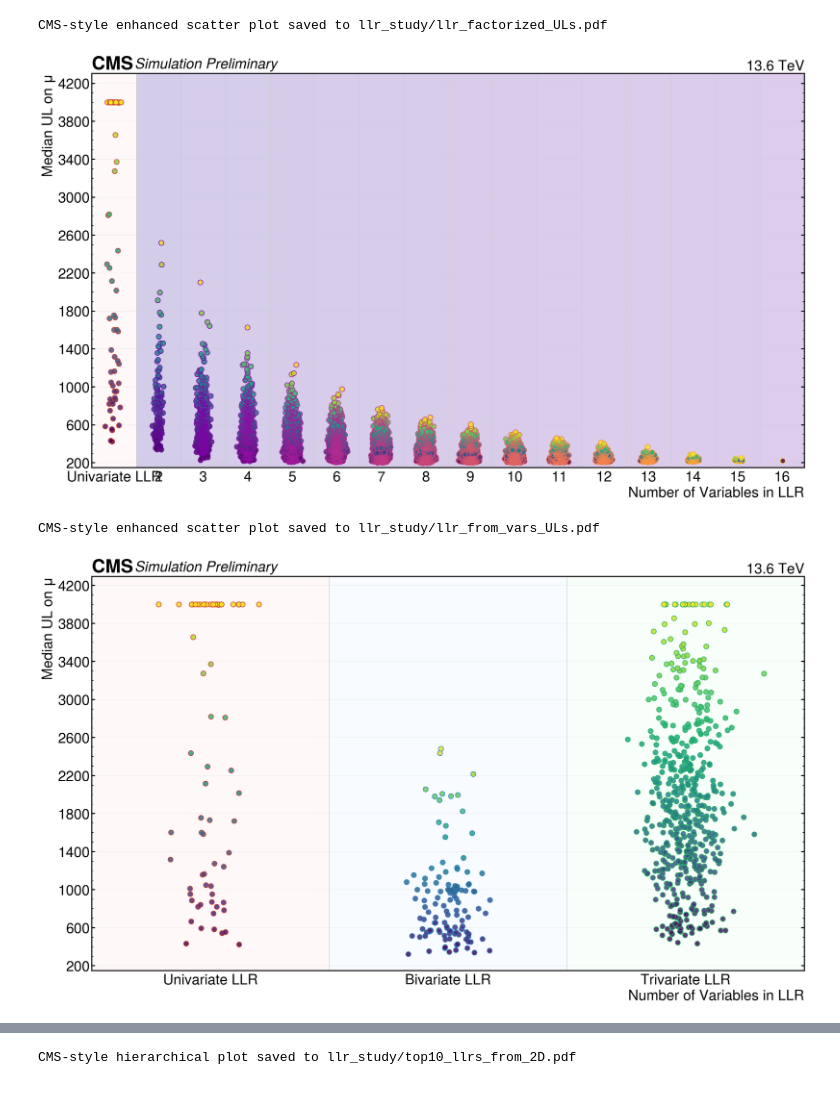
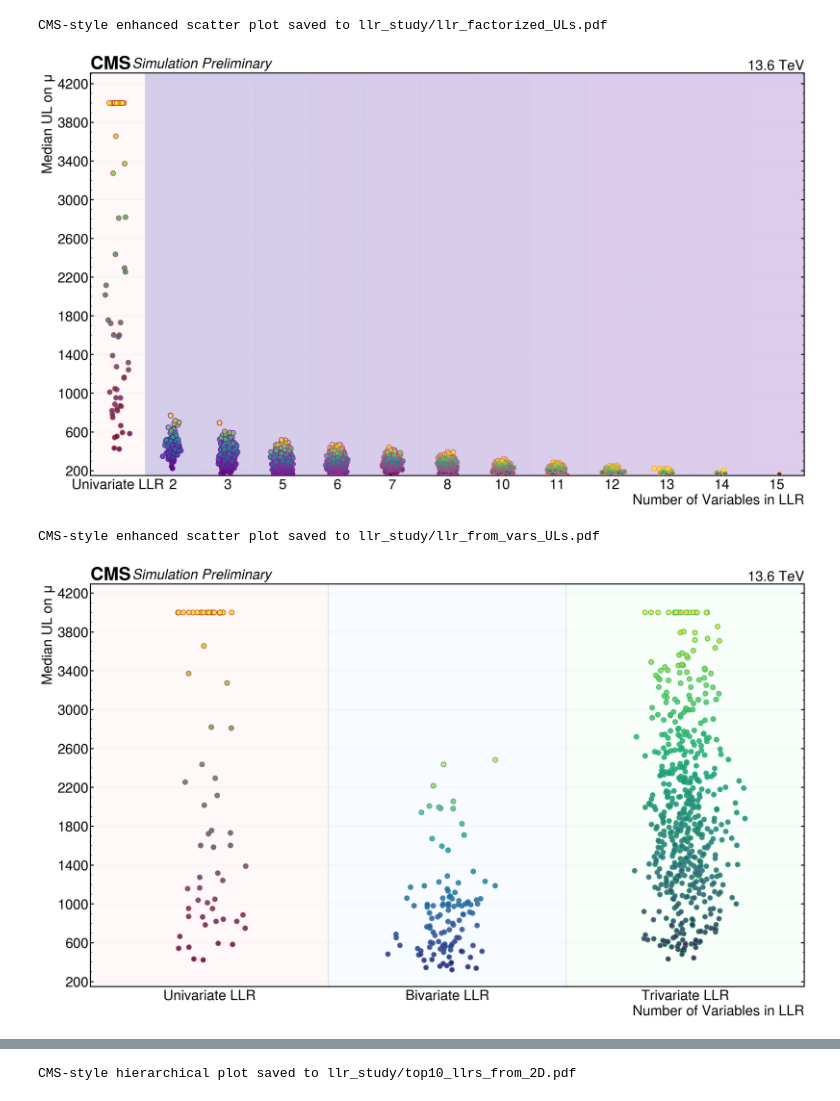
Before and after one commit to antonettprado/hh, a Jupyter notebook: llr_study/plot_llrs_UL.ipynb, the cells around one changed output, grey strips where cells are left out. Saved outputs shown, nothing was run; the diff lists cells and outputs as text; code cells hidden in the pictures.

Commit message:
getting final llr study plots

```diff
--- a/llr_study/plot_llrs_UL.ipynb
+++ b/llr_study/plot_llrs_UL.ipynb
@@ -596,0 +316,25 @@ df_llrs_fact
+# %%
+projectdir = Path('/eos/user/a/anunezde/Z_OUTPUT_eos/Disc_Study_New/')
+if True:
+    # Run over crtd_final
+    subprojectdir = projectdir / 'crtd_final'
+    crtd_dirs = [d for d in subprojectdir.iterdir() if d.is_dir() and 'LLR_cmb' in d.name]
+
+    avail_dirs, unavail_dirs = [], []
+    for wd in crtd_dirs:
+        sum_results = wd / 'fits_new' / 'summary_results.txt'
+        if sum_results.exists():    avail_dirs.append(wd)
+        else:   unavail_dirs.append(wd)
+
+    print(f"Available directories: {len(avail_dirs)} out of {len(crtd_dirs)}")
+    for wd in avail_dirs: print(f"\t{wd.name}")
+
+    file_paths = [wd / 'fits_new' / 'summary_results.txt' for wd in avail_dirs]
+    df_llrs_fact = ResultsManager.load_summary_files(file_paths)
+else:
+    # Run over outdated crtd
+    subprojectdir = projectdir / 'crtd'
+    crtd_dirs = [d for d in subprojectdir.iterdir() if d.is_dir() and '_crtd_odd_' in d.name]
+    file_paths = [wd / 'fits_new' / 'summary_results.txt' for wd in crtd_dirs]
+    df_llrs_fact = ResultsManager.load_summary_files(file_paths)
+df_llrs_fact
@@ -596,0 +369,7 @@ df_llrs_fact
+# %%
+file_path = projectdir / 'JetTop_odd' / 'fits_new' / 'summary_results.txt'
+df_vars = ResultsManager.load_summary_files(file_path)
+df_vars = df_vars.sort_values('mu', ascending=True).reset_index(drop=True)
+df_vars = df_vars.dropna()
+outfile = Path('llr_study') / "UL_vars.pdf"
+hierarchical_UL_plot(df_vars, outfile=outfile , ylabel='Observable')
@@ -597,19 +379,19 @@ df_llrs_fact
 # %%
-file_path = projectdir / 'LLR_crtd_odd' / 'fits_new' / 'summary_results.txt'
-df_from_vars = ResultsManager.load_summary_files(file_path)
+file_path = projectdir / 'crtd' / 'LLR_crtd_odd' / 'fits_new' / 'summary_results.txt'
+df_llrs_from_vars = ResultsManager.load_summary_files(file_path)
 
-df_from_1D = df_from_vars[df_from_vars['obs_type'] == 'llr_from_1D']
-df_from_2D = df_from_vars[df_from_vars['obs_type'] == 'llr_from_2D']
-df_from_3D = df_from_vars[df_from_vars['obs_type'] == 'llr_from_3D']
+df_llrs_from_1D = df_llrs_from_vars[df_llrs_from_vars['obs_type'] == 'llr_from_1D']
+df_llrs_from_2D = df_llrs_from_vars[df_llrs_from_vars['obs_type'] == 'llr_from_2D']
+df_llrs_from_3D = df_llrs_from_vars[df_llrs_from_vars['obs_type'] == 'llr_from_3D']
 # %%
-df_multivar = pd.concat([df_llrs_fact, df_from_1D])
+df_multivar = pd.concat([df_llrs_fact, df_llrs_from_1D])
 scatterplot_UL_by_type(df_multivar, Path('llr_study') / 'llr_factorized_ULs.pdf')
 # %% [output]
 CMS-style enhanced scatter plot saved to llr_study/llr_factorized_ULs.pdf
-[figure, old version]
+[figure, new version]
 # %%
-scatterplot_UL_by_type(df_from_vars, Path('llr_study') / 'llr_from_vars_ULs.pdf')
+scatterplot_UL_by_type(df_llrs_from_vars, Path('llr_study') / 'llr_from_vars_ULs.pdf')
 # %% [output]
 CMS-style enhanced scatter plot saved to llr_study/llr_from_vars_ULs.pdf
-[figure, old version]
+[figure, new version]
 # %%
```
Also changed, not shown: parts of 9 cells of this notebook, 36 other files.
